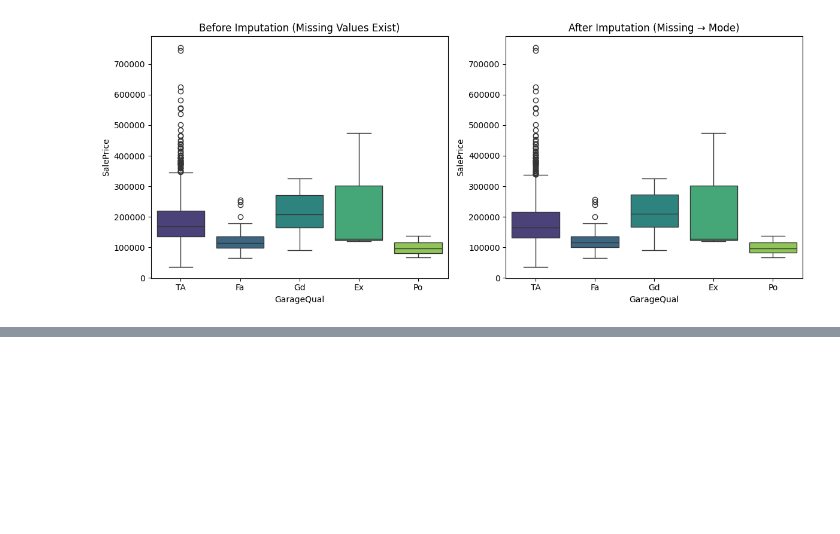
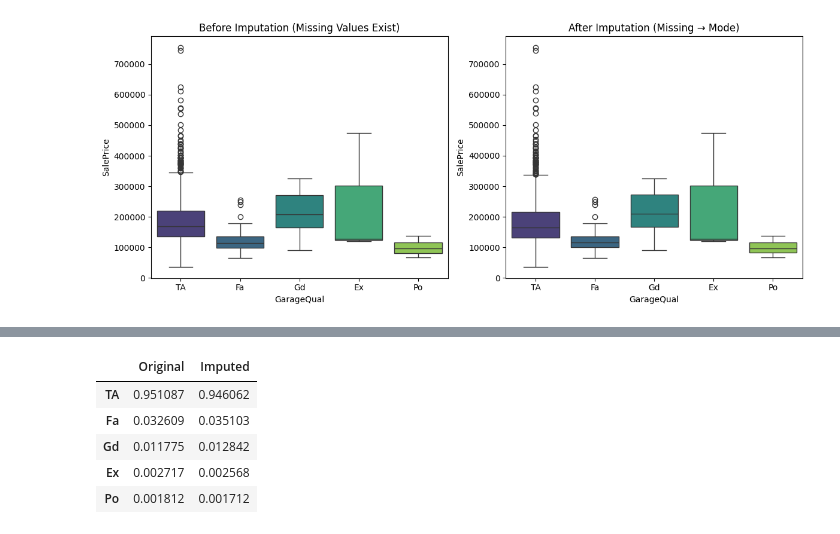
Before and after one commit to SumanGouda/Scikit-Learn-, a Jupyter notebook: DATA PROCESSING/Handling Missing Values.ipynb, the cells around one changed output, grey strips where cells are left out. Cells and saved outputs as stored; diff of their text form; code cells hidden in the pictures; blank space fills up the shorter version.

```diff
--- a/DATA PROCESSING/Handling Missing Values.ipynb
+++ b/DATA PROCESSING/Handling Missing Values.ipynb
@@ -207,0 +254,19 @@ plt.show()
+# %%
+df = pd.read_csv('https://raw.githubusercontent.com/campusx-official/100-days-of-machine-learning/refs/heads/main/day38-missing-indicator/house-train.csv', usecols = ['GarageQual', 'FireplaceQu', 'SalePrice'])
+df.head()
+# %%
+X = df
+Y = df['SalePrice']
+
+X_train, X_test, y_train, y_test = train_test_split(X, Y, test_size=0.2, random_state=42)
+X_train['GarageQual_imputed'] = X_train['GarageQual'].copy()
+X_test['GarageQual_imputed'] = X_test['GarageQual'].copy()
+
+X_train['FireplaceQu_imputed'] = X_train['FireplaceQu'].copy()
+X_test['FireplaceQu_imputed'] = X_test['FireplaceQu'].copy()
+# %%
+X_train['GarageQual_imputed'][X_train['GarageQual'].isnull()] = X_train['GarageQual'].sample(X_train['GarageQual'].isnull().sum(), random_state=42).values
+X_test['GarageQual_imputed'][X_test['GarageQual'].isnull()] = X_test['GarageQual'].sample(X_test['GarageQual'].isnull().sum(), random_state=42).values
+
+X_train['FireplaceQu_imputed'][X_train['FireplaceQu'].isnull()] = X_train['FireplaceQu'].sample(X_train['FireplaceQu'].isnull().sum(), random_state=42).values
+X_test['FireplaceQu_imputed'][X_test['FireplaceQu'].isnull()]
@@ -207,0 +286,16 @@ plt.show()
+# %%
+# Frequency of all the categories in GarageQual before and after imputation
+temp = pd.concat(
+    [
+        X_train['GarageQual'].value_counts() / len(X_train['GarageQual'].dropna()),
+        X_train['GarageQual_imputed'].value_counts() / len(X_train),
+    ], axis = 1, keys=['Original', 'Imputed']
+)
+temp
+# %% [output]
+|  | Original | Imputed |
+| TA | 0.951087 | 0.946062 |
+| Fa | 0.032609 | 0.035103 |
+| Gd | 0.011775 | 0.012842 |
+| Ex | 0.002717 | 0.002568 |
+| Po | 0.001812 | 0.001712 |
```
Also changed, not shown: parts of 26 cells of this notebook.
